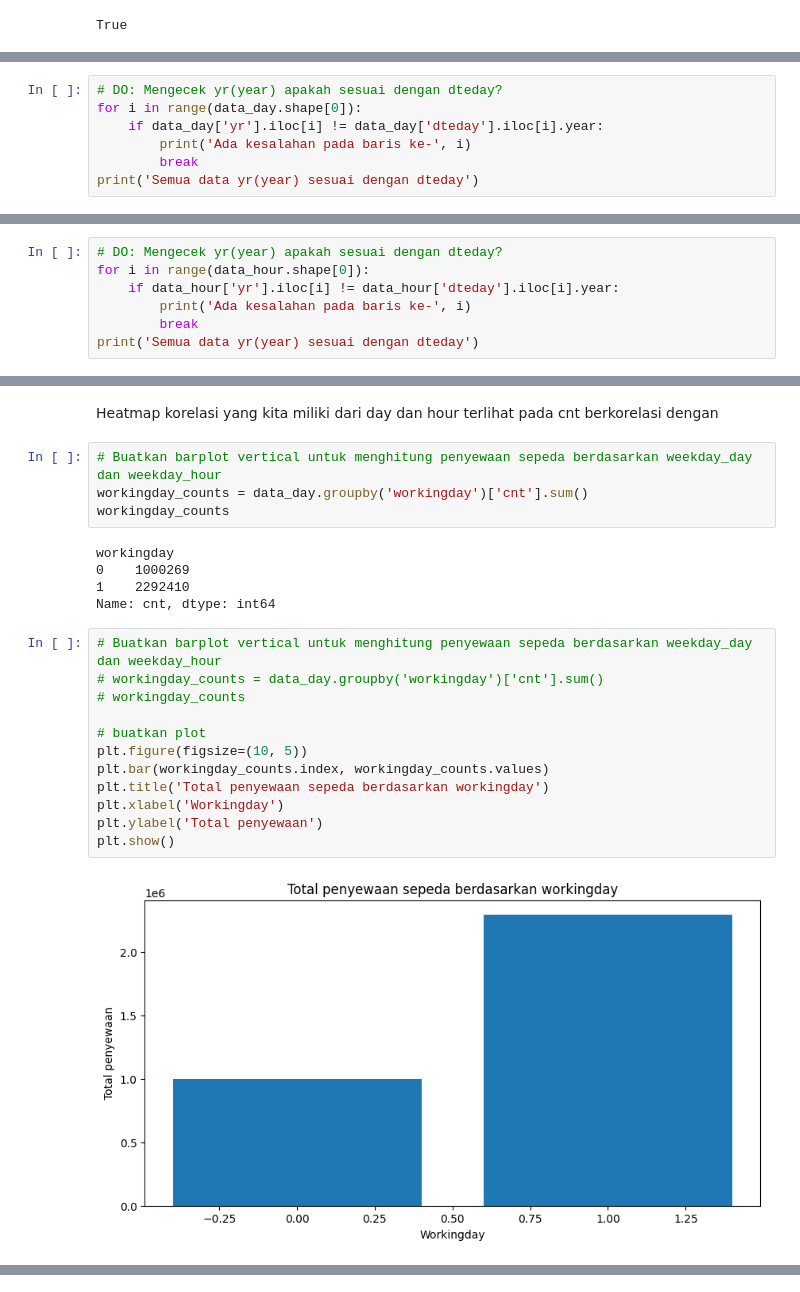
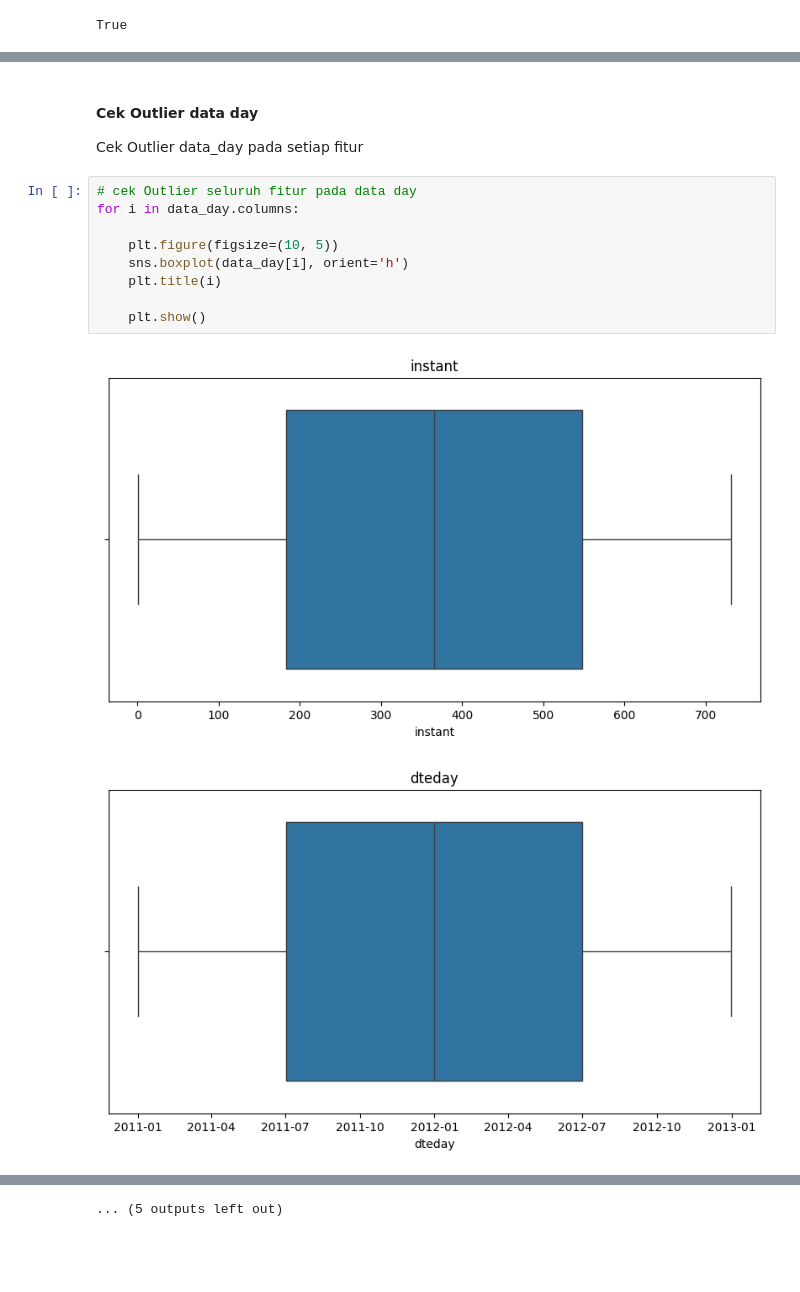
Before and after one commit to irizkyw/Submission-Dicoding, a Jupyter notebook: notebook.ipynb, the cells around one changed output, grey strips where cells are left out. Saved outputs shown, nothing was run; the diff lists cells and outputs as text; blank space fills up the shorter version.

```diff
--- a/notebook.ipynb
+++ b/notebook.ipynb
@@ -243,7 +221,0 @@ Mengecek yr(year) apakah sesuai dengan dteday?
-# %%
-# DO: Mengecek yr(year) apakah sesuai dengan dteday?
-for i in range(data_day.shape[0]):
-    if data_day['yr'].iloc[i] != data_day['dteday'].iloc[i].year:
-        print('Ada kesalahan pada baris ke-', i)
-        break
-print('Semua data yr(year) sesuai dengan dteday')
@@ -252,7 +221,0 @@ Semua data yr(year) sesuai dengan dteday
-# %%
-# DO: Mengecek yr(year) apakah sesuai dengan dteday?
-for i in range(data_hour.shape[0]):
-    if data_hour['yr'].iloc[i] != data_hour['dteday'].iloc[i].year:
-        print('Ada kesalahan pada baris ke-', i)
-        break
-print('Semua data yr(year) sesuai dengan dteday')
@@ -320,25 +222,16 @@ plt.show()
-# %% [markdown]
-Heatmap korelasi yang kita miliki dari day dan hour terlihat pada cnt berkorelasi dengan
-# %%
-# Buatkan barplot vertical untuk menghitung penyewaan sepeda berdasarkan weekday_day dan weekday_hour
-workingday_counts = data_day.groupby('workingday')['cnt'].sum()
-workingday_counts
-# %% [output]
-workingday
-0    1000269
-1    2292410
-Name: cnt, dtype: int64
-# %%
-# Buatkan barplot vertical untuk menghitung penyewaan sepeda berdasarkan weekday_day dan weekday_hour
-# workingday_counts = data_day.groupby('workingday')['cnt'].sum()
-# workingday_counts
-
-# buatkan plot
-plt.figure(figsize=(10, 5))
-plt.bar(workingday_counts.index, workingday_counts.values)
-plt.title('Total penyewaan sepeda berdasarkan workingday')
-plt.xlabel('Workingday')
-plt.ylabel('Total penyewaan')
-plt.show()
-# %% [output]
-[figure, removed]
+# %% [markdown]
+#### Cek Outlier data day
+
+Cek Outlier data_day pada setiap fitur
+# %%
+# cek Outlier seluruh fitur pada data day
+for i in data_day.columns:
+
+    plt.figure(figsize=(10, 5))
+    sns.boxplot(data_day[i], orient='h')
+    plt.title(i)
+
+    plt.show()
+# %% [output]
+[figure, added]
+[figure, added]
@@ -344,0 +248 @@ plt.show()
+... (5 outputs left out)
```
Also changed, not shown: parts of 51 cells of this notebook, 2 other files.
